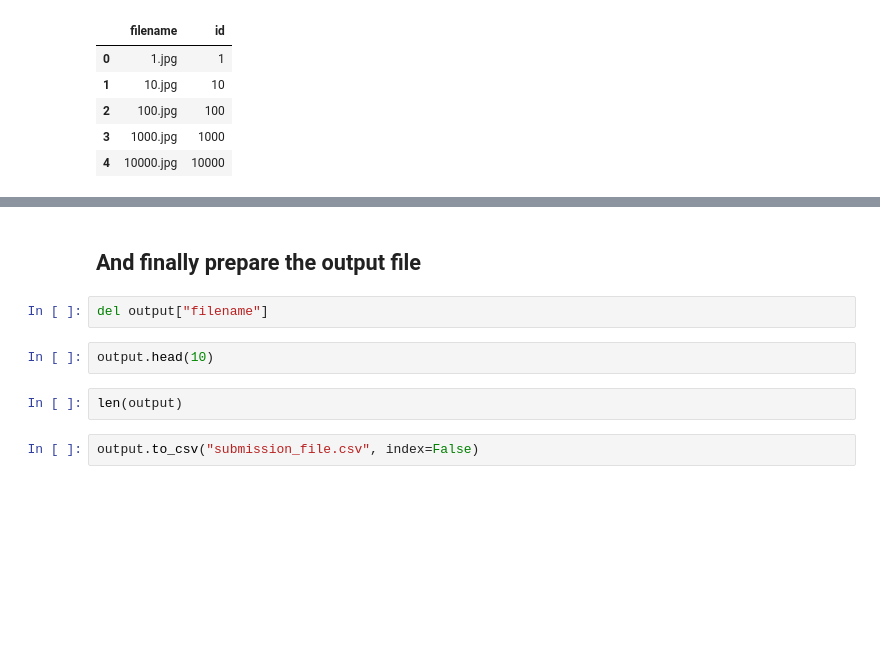
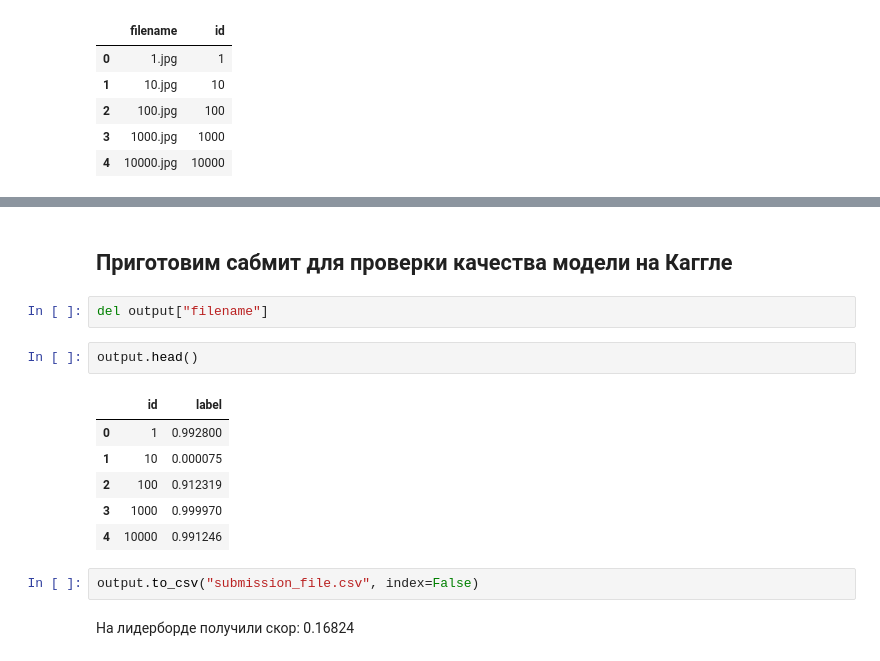
Before and after one commit to AleksandrKosolapov/Python, a Jupyter notebook: transfer-learning-cats-vs-dogs.ipynb, the cells around one changed output, grey strips where cells are left out. Saved outputs shown, nothing was run; the diff lists cells and outputs as text; blank space fills up the shorter version.

```diff
--- a/transfer-learning-cats-vs-dogs.ipynb
+++ b/transfer-learning-cats-vs-dogs.ipynb
@@ -291,10 +251,17 @@ for idx, row in output.iterrows():
-# %% [markdown]
-## And finally prepare the output file
+# %% [markdown]
+## Приготовим сабмит для проверки качества модели на Каггле
 # %%
 del output["filename"]
 # %%
-output.head(10)
+output.head()
+# %% [output]
+|  | id | label |
+| 0 | 1 | 0.992800 |
+| 1 | 10 | 0.000075 |
+| 2 | 100 | 0.912319 |
+| 3 | 1000 | 0.999970 |
+| 4 | 10000 | 0.991246 |
-# %%
-len(output)
 # %%
 output.to_csv("submission_file.csv", index=False)
+# %% [markdown]
+На лидерборде получили скор: 0.16824
```
Also changed, not shown: parts of 36 cells of this notebook.
